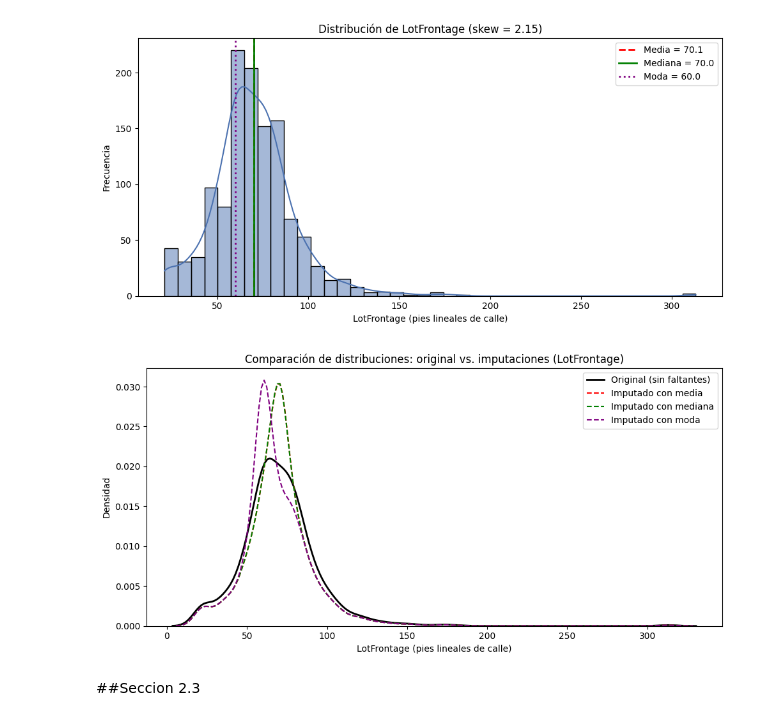
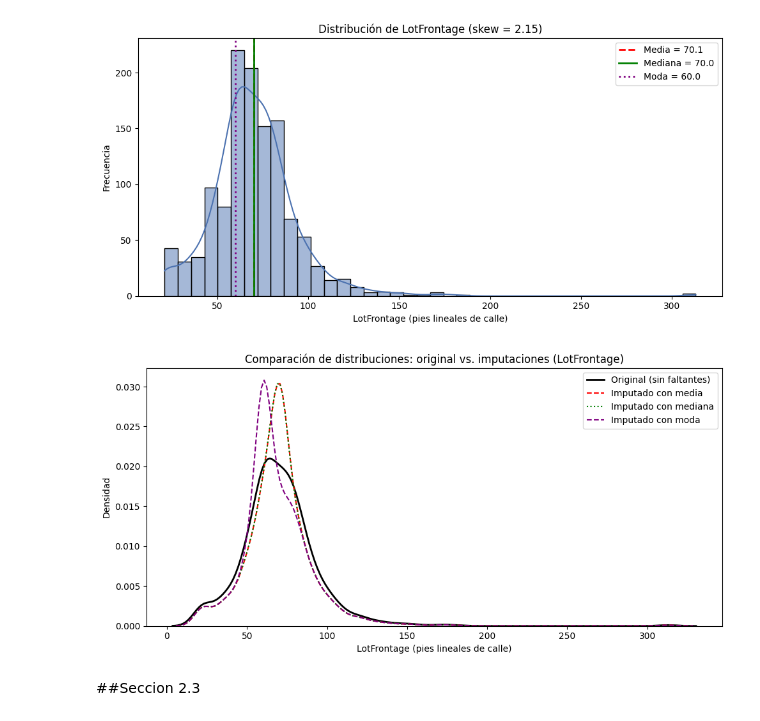
Before and after one commit to AlesioRios/Laboratorio-de-Datos-II, a Jupyter notebook: Lab_de_Datos_II_TP2.ipynb, the cells around one changed output. Drawn from its saved outputs; the diff is of its cells as text; code cells hidden in the pictures.

```diff
--- a/Lab_de_Datos_II_TP2.ipynb
+++ b/Lab_de_Datos_II_TP2.ipynb
@@ -297,3 +294,7 @@ df['Fence'].value_counts(dropna = False)
 | MnWw | 11 |
 | NONE | 10 |
 dtype: int64
+# %%
+#Finalmente, unificamos con los NaN almacenados como NaN reales bajo el nombre "NONE"
+df['Fence'] = df['Fence'].fillna('NONE')
+df['Fence'].value_counts(dropna = False)
@@ -539,6 +673,13 @@ Esto es especialmente relevante porque se trabaja con un subconjunto reducido de
 En consecuencia, y ante la ausencia de evidencia suficiente para afirmar que se trata de errores de carga o duplicaciones accidentales, se decidió conservar los 48 registros involucrados en los pares duplicados.
 
 La decisión evita eliminar observaciones potencialmente válidas basándose únicamente en la igualdad de las variables disponibles.
+# %%
+print("Tamaño del dataset antes de eliminar duplicados:" ,{df.shape})
+
+df = df.drop_duplicates()
+
+print("Tamaño del dataset después de eliminar duplicados:", {df.shape})
+# Habia 25 duplicados exactos por lo que nos deberian quedar 25 datos  menos
 # %% [markdown]
 #Ejercicio 2
 # %% [markdown]
@@ -890,24 +1019,24 @@ plt.show()
 # %%
 # Cada imputación se calcula sobre una copia de la serie original (fillna
 # no es in-place acá) para poder superponerlas sin pisar df ni entre sí
 serie_original = df['LotFrontage']
 imputado_media = serie_original.fillna(media)
 imputado_mediana = serie_original.fillna(mediana)
 imputado_moda = serie_original.fillna(moda)
 
 plt.figure(figsize=(10, 5))
 sns.kdeplot(datos_lotfrontage, label='Original (sin faltantes)', color='black', linewidth=2)
 sns.kdeplot(imputado_media, label='Imputado con media', color='red', linestyle='--')
-sns.kdeplot(imputado_mediana, label='Imputado con mediana', color='green', linestyle='--')
+sns.kdeplot(imputado_mediana, label='Imputado con mediana', color='green', linestyle=':')
 sns.kdeplot(imputado_moda, label='Imputado con moda', color='purple', linestyle='--')
 plt.title('Comparación de distribuciones: original vs. imputaciones (LotFrontage)')
 plt.xlabel('LotFrontage (pies lineales de calle)')
 plt.ylabel('Densidad')
 plt.legend()
 plt.tight_layout()
 plt.show()
 # %% [output]
-[figure, old version]
+[figure, new version]
 # %% [markdown]
 ##Seccion 2.3
 # %% [markdown]
```
Also changed, not shown: parts of 50 cells of this notebook.
